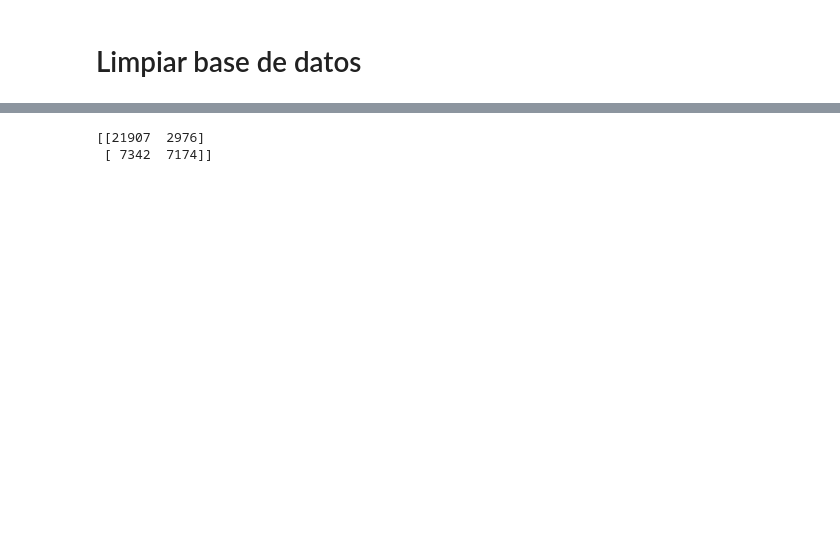
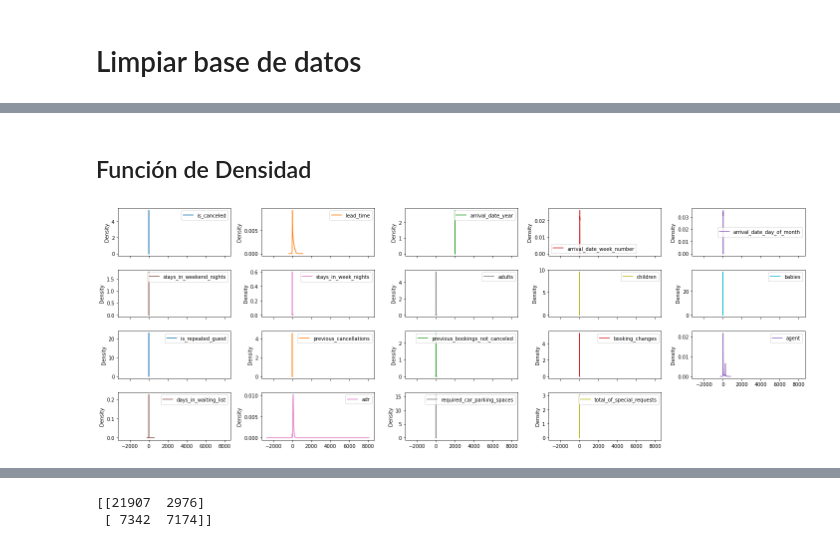
Before and after one commit to Felipelv199/mineria-de-datos, a Jupyter notebook: homeworks/02-homework/main.ipynb, the cells around one changed output, grey strips where cells are left out. Cells and saved outputs as stored; diff of their text form; code cells hidden in the pictures; blank space fills up the shorter version.

```diff
--- a/homeworks/02-homework/main.ipynb
+++ b/homeworks/02-homework/main.ipynb
@@ -123,0 +104,8 @@ dtype: int64
+# %% [markdown]
+## Función de Densidad
+# %%
+data.plot(kind='density', subplots=True, layout=(4, 5), figsize=(20,7))
+plt.tight_layout()
+plt.show()
+# %% [output]
+[figure, added]
```
Also changed, not shown: parts of 59 cells of this notebook, 3 other files.
